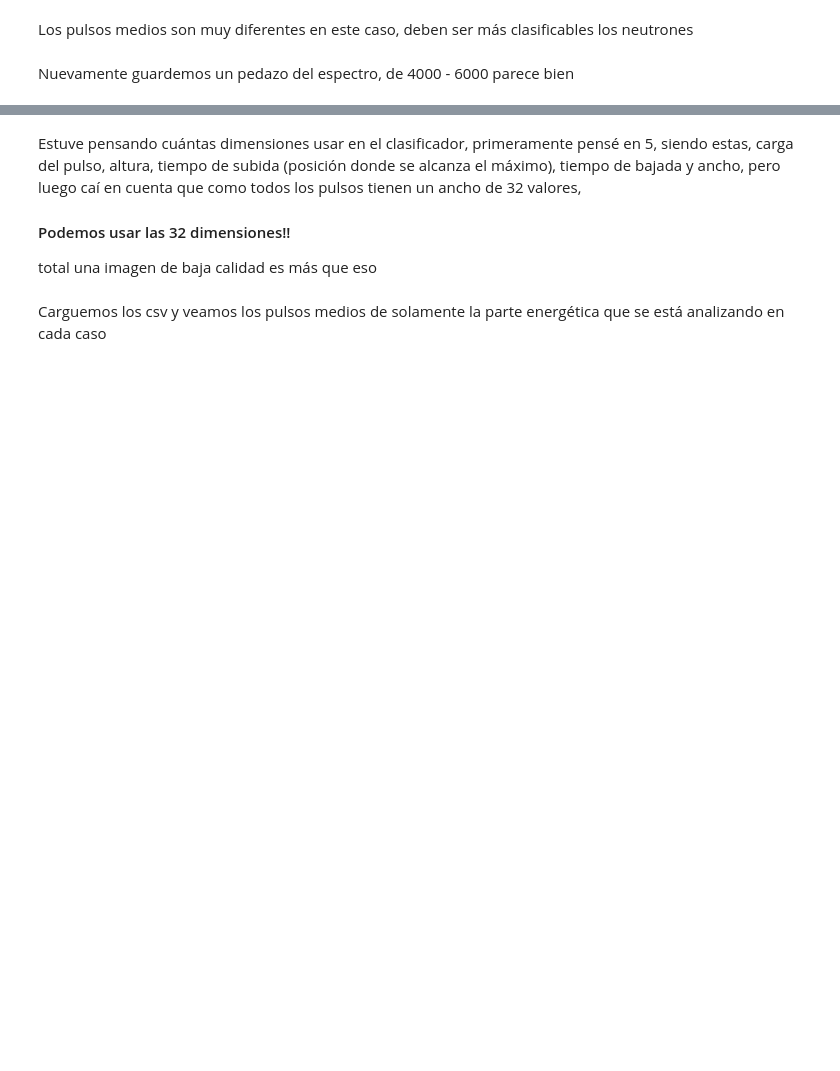
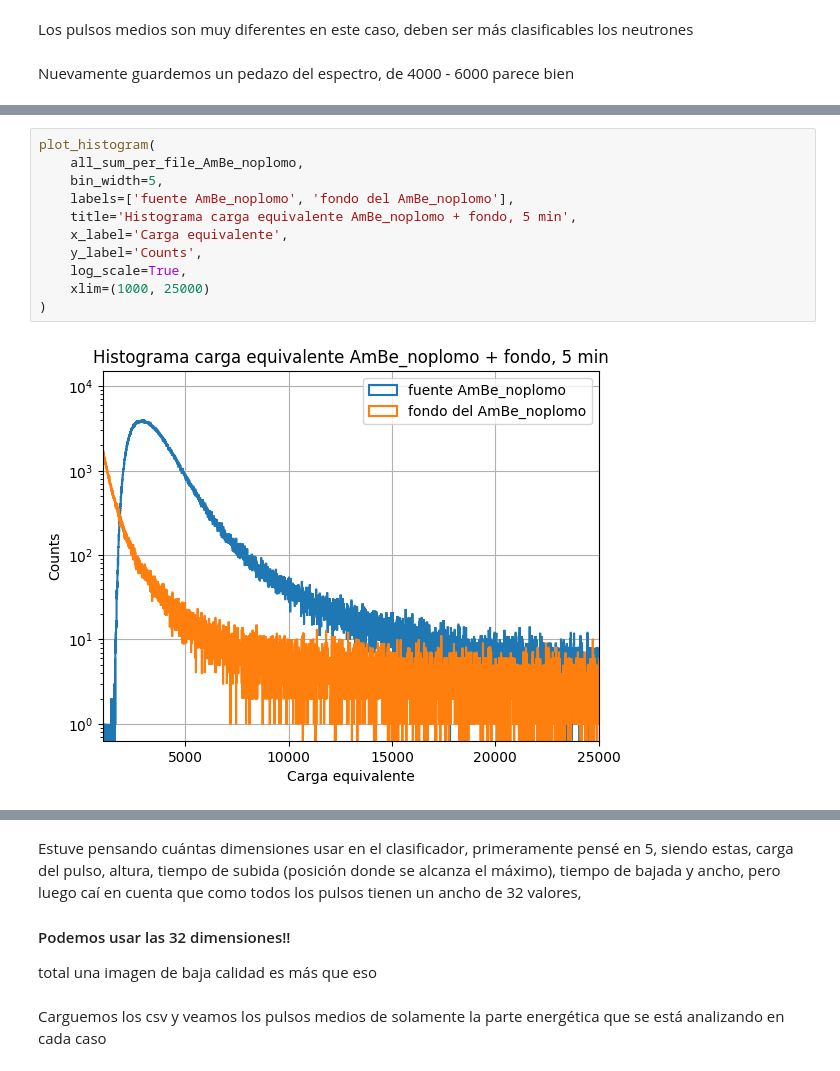
Before and after one commit to saisito/MLF_nunez-alejandro, a Jupyter notebook: nunez-alejandro.ipynb, the cells around one changed output, grey strips where cells are left out. Drawn from its saved outputs; the diff is of its cells as text; blank space fills up the shorter version.

```diff
--- a/nunez-alejandro.ipynb
+++ b/nunez-alejandro.ipynb
@@ -316,0 +340,13 @@ Datos guardados en AmBe
+# %%
+plot_histogram(
+    all_sum_per_file_AmBe_noplomo,
+    bin_width=5,
+    labels=['fuente AmBe_noplomo', 'fondo del AmBe_noplomo'],
+    title='Histograma carga equivalente AmBe_noplomo + fondo, 5 min',
+    x_label='Carga equivalente',
+    y_label='Counts',
+    log_scale=True,
+    xlim=(1000, 25000)
+)
+# %% [output]
+[figure, added]
```
Also changed, not shown: parts of 81 cells of this notebook, 4 other files.
